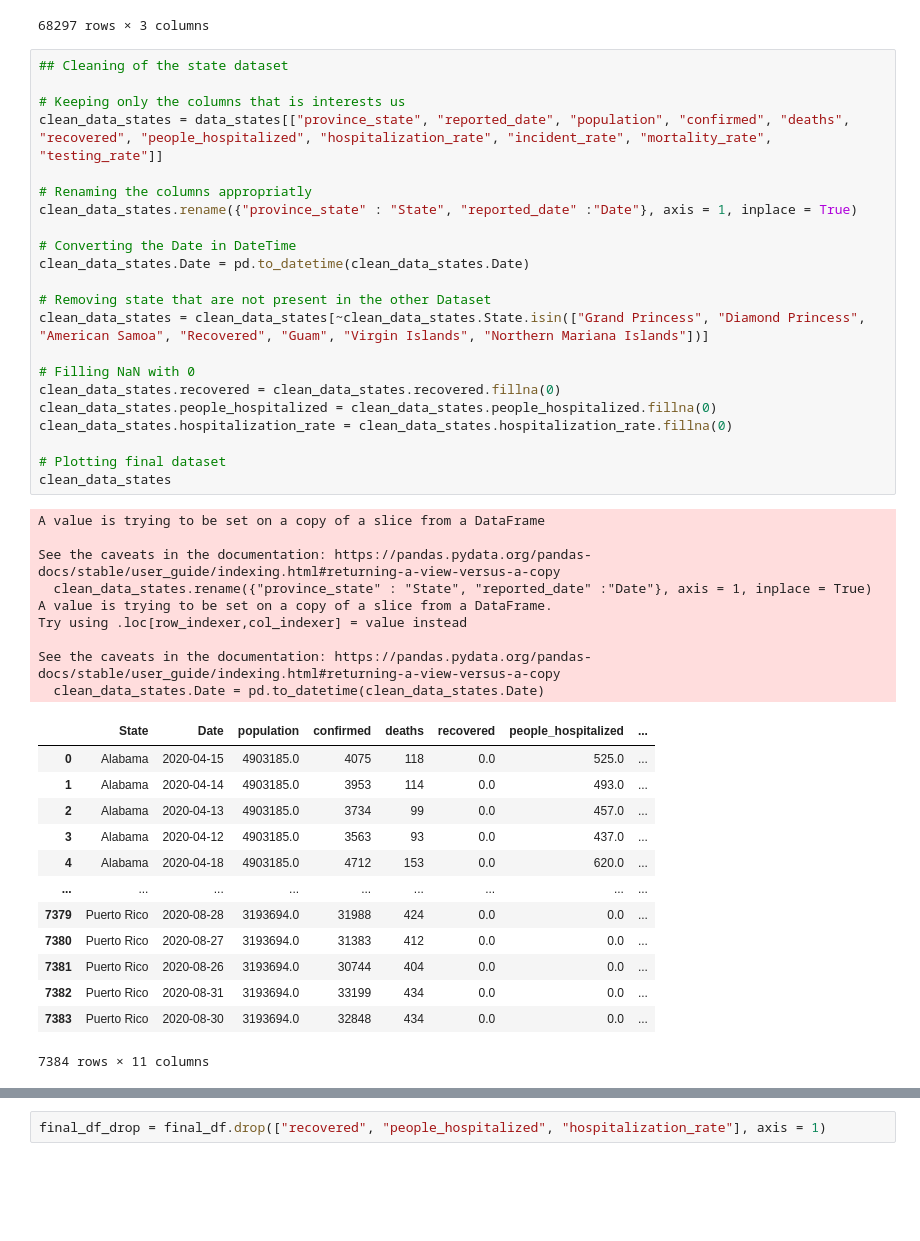
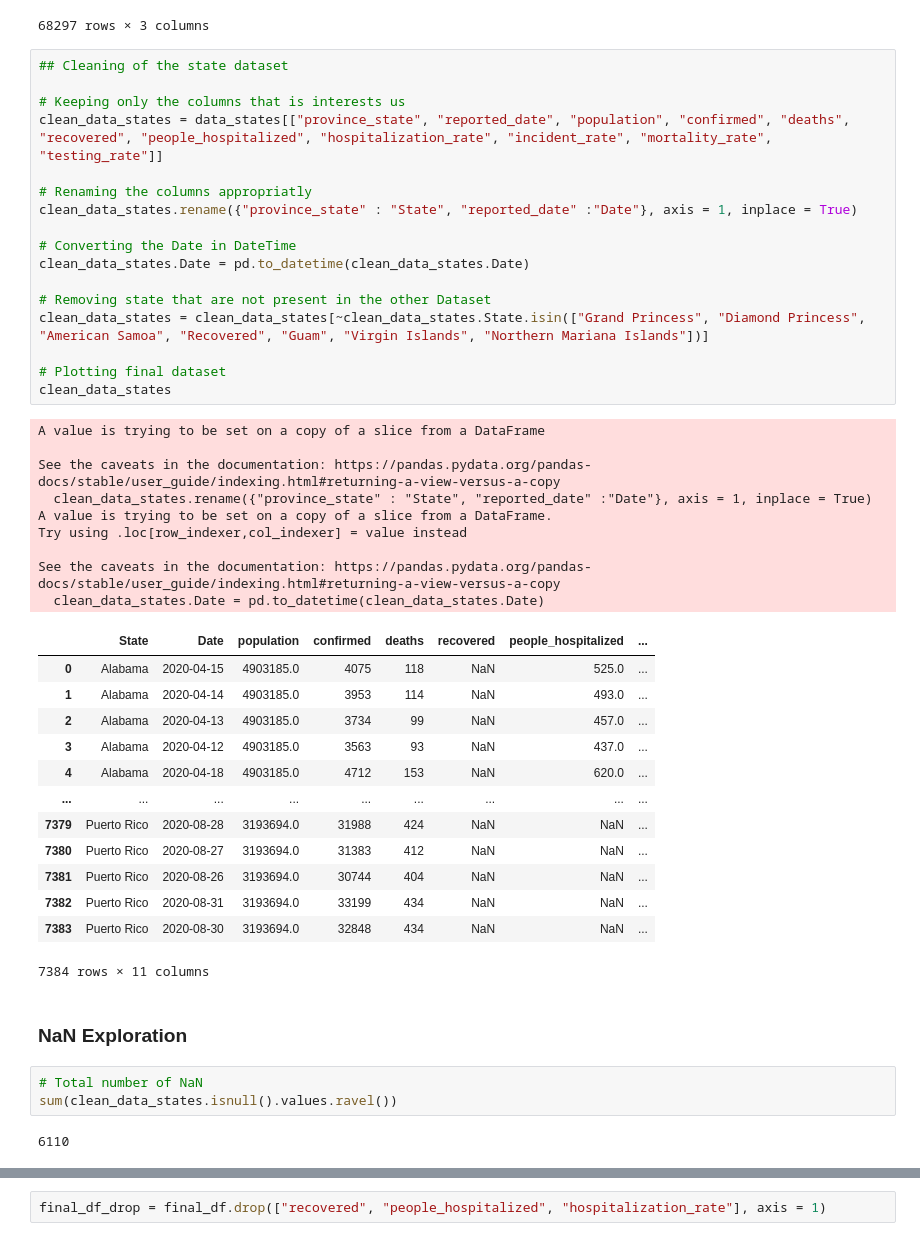
Before and after one commit to lucasleforest/temporal_prescriptive_analysis, a Jupyter notebook: features_exploration.ipynb, the cells around one changed output, grey strips where cells are left out. Saved outputs shown, nothing was run; the diff lists cells and outputs as text; blank space fills up the shorter version.

Commit message:
Nan exploration

```diff
--- a/features_exploration.ipynb
+++ b/features_exploration.ipynb
@@ -128,45 +128,47 @@ clean_test_timeseries
 # %%
 ## Cleaning of the state dataset
 
 # Keeping only the columns that is interests us
 clean_data_states = data_states[["province_state", "reported_date", "population", "confirmed", "deaths", "recovered", "people_hospitalized", "hospitalization_rate", "incident_rate", "mortality_rate", "testing_rate"]]
 
 # Renaming the columns appropriatly
 clean_data_states.rename({"province_state" : "State", "reported_date" :"Date"}, axis = 1, inplace = True)
 
 # Converting the Date in DateTime
 clean_data_states.Date = pd.to_datetime(clean_data_states.Date)
 
 # Removing state that are not present in the other Dataset
 clean_data_states = clean_data_states[~clean_data_states.State.isin(["Grand Princess", "Diamond Princess", "American Samoa", "Recovered", "Guam", "Virgin Islands", "Northern Mariana Islands"])]
 
-# Filling NaN with 0
-clean_data_states.recovered = clean_data_states.recovered.fillna(0)
-clean_data_states.people_hospitalized = clean_data_states.people_hospitalized.fillna(0)
-clean_data_states.hospitalization_rate = clean_data_states.hospitalization_rate.fillna(0)
-
 # Plotting final dataset
 clean_data_states
 # %% [output]
 A value is trying to be set on a copy of a slice from a DataFrame
 
 See the caveats in the documentation: https://pandas.pydata.org/pandas-docs/stable/user_guide/indexing.html#returning-a-view-versus-a-copy
   clean_data_states.rename({"province_state" : "State", "reported_date" :"Date"}, axis = 1, inplace = True)
 A value is trying to be set on a copy of a slice from a DataFrame.
 Try using .loc[row_indexer,col_indexer] = value instead
 
 See the caveats in the documentation: https://pandas.pydata.org/pandas-docs/stable/user_guide/indexing.html#returning-a-view-versus-a-copy
   clean_data_states.Date = pd.to_datetime(clean_data_states.Date)
 |  | State | Date | population | confirmed | deaths | recovered | people_hospitalized | ... |
-| 0 | Alabama | 2020-04-15 | 4903185.0 | 4075 | 118 | 0.0 | 525.0 | ... |
-| 1 | Alabama | 2020-04-14 | 4903185.0 | 3953 | 114 | 0.0 | 493.0 | ... |
-| 2 | Alabama | 2020-04-13 | 4903185.0 | 3734 | 99 | 0.0 | 457.0 | ... |
-| 3 | Alabama | 2020-04-12 | 4903185.0 | 3563 | 93 | 0.0 | 437.0 | ... |
-| 4 | Alabama | 2020-04-18 | 4903185.0 | 4712 | 153 | 0.0 | 620.0 | ... |
+| 0 | Alabama | 2020-04-15 | 4903185.0 | 4075 | 118 | NaN | 525.0 | ... |
+| 1 | Alabama | 2020-04-14 | 4903185.0 | 3953 | 114 | NaN | 493.0 | ... |
+| 2 | Alabama | 2020-04-13 | 4903185.0 | 3734 | 99 | NaN | 457.0 | ... |
+| 3 | Alabama | 2020-04-12 | 4903185.0 | 3563 | 93 | NaN | 437.0 | ... |
+| 4 | Alabama | 2020-04-18 | 4903185.0 | 4712 | 153 | NaN | 620.0 | ... |
 | ... | ... | ... | ... | ... | ... | ... | ... | ... |
-| 7379 | Puerto Rico | 2020-08-28 | 3193694.0 | 31988 | 424 | 0.0 | 0.0 | ... |
-| 7380 | Puerto Rico | 2020-08-27 | 3193694.0 | 31383 | 412 | 0.0 | 0.0 | ... |
-| 7381 | Puerto Rico | 2020-08-26 | 3193694.0 | 30744 | 404 | 0.0 | 0.0 | ... |
-| 7382 | Puerto Rico | 2020-08-31 | 3193694.0 | 33199 | 434 | 0.0 | 0.0 | ... |
-| 7383 | Puerto Rico | 2020-08-30 | 3193694.0 | 32848 | 434 | 0.0 | 0.0 | ... |
+| 7379 | Puerto Rico | 2020-08-28 | 3193694.0 | 31988 | 424 | NaN | NaN | ... |
+| 7380 | Puerto Rico | 2020-08-27 | 3193694.0 | 31383 | 412 | NaN | NaN | ... |
+| 7381 | Puerto Rico | 2020-08-26 | 3193694.0 | 30744 | 404 | NaN | NaN | ... |
+| 7382 | Puerto Rico | 2020-08-31 | 3193694.0 | 33199 | 434 | NaN | NaN | ... |
+| 7383 | Puerto Rico | 2020-08-30 | 3193694.0 | 32848 | 434 | NaN | NaN | ... |
 7384 rows × 11 columns
+# %% [markdown]
+### NaN Exploration
+# %%
+# Total number of NaN
+sum(clean_data_states.isnull().values.ravel())
+# %% [output]
+6110
```
Also changed, not shown: parts of 7 cells of this notebook, 2 other files.
